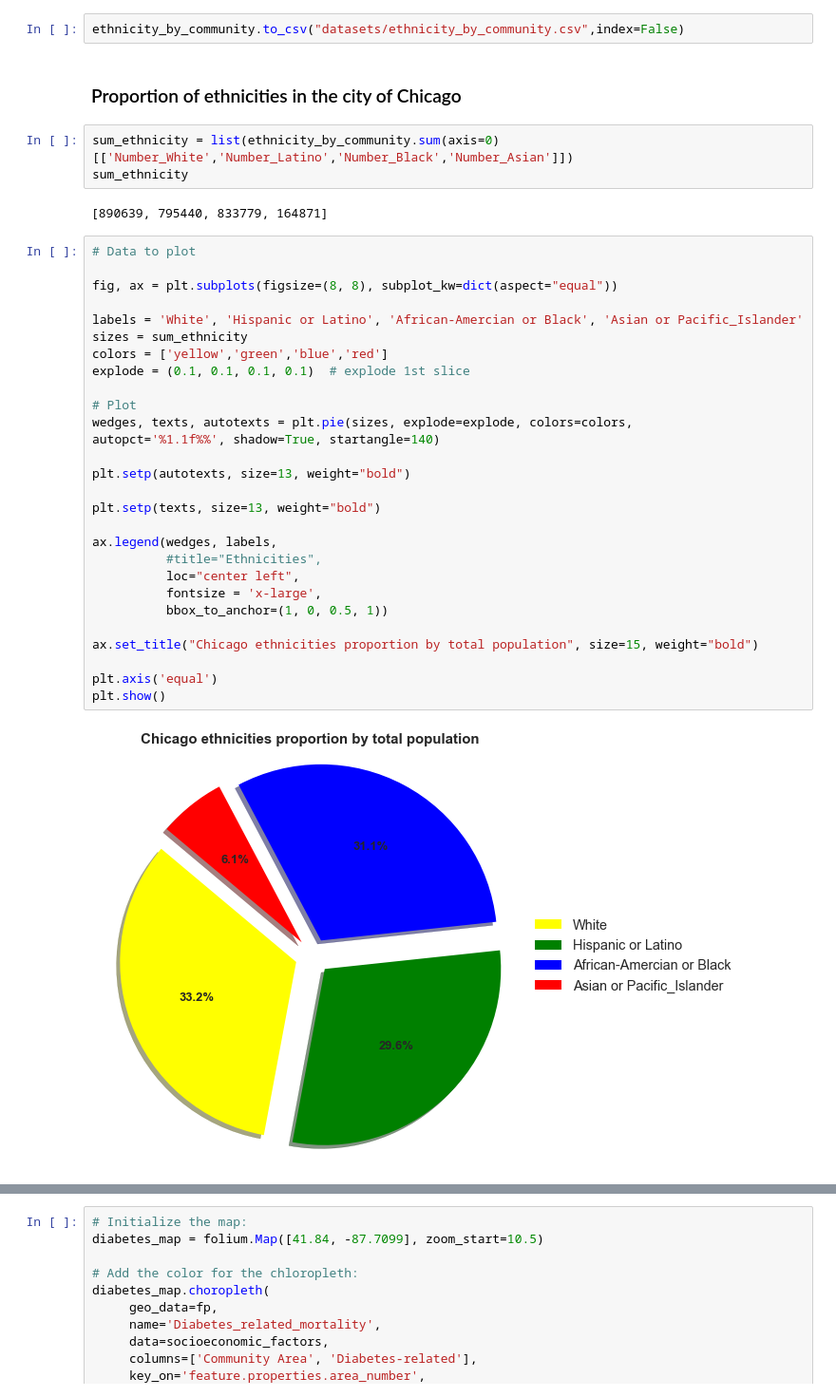
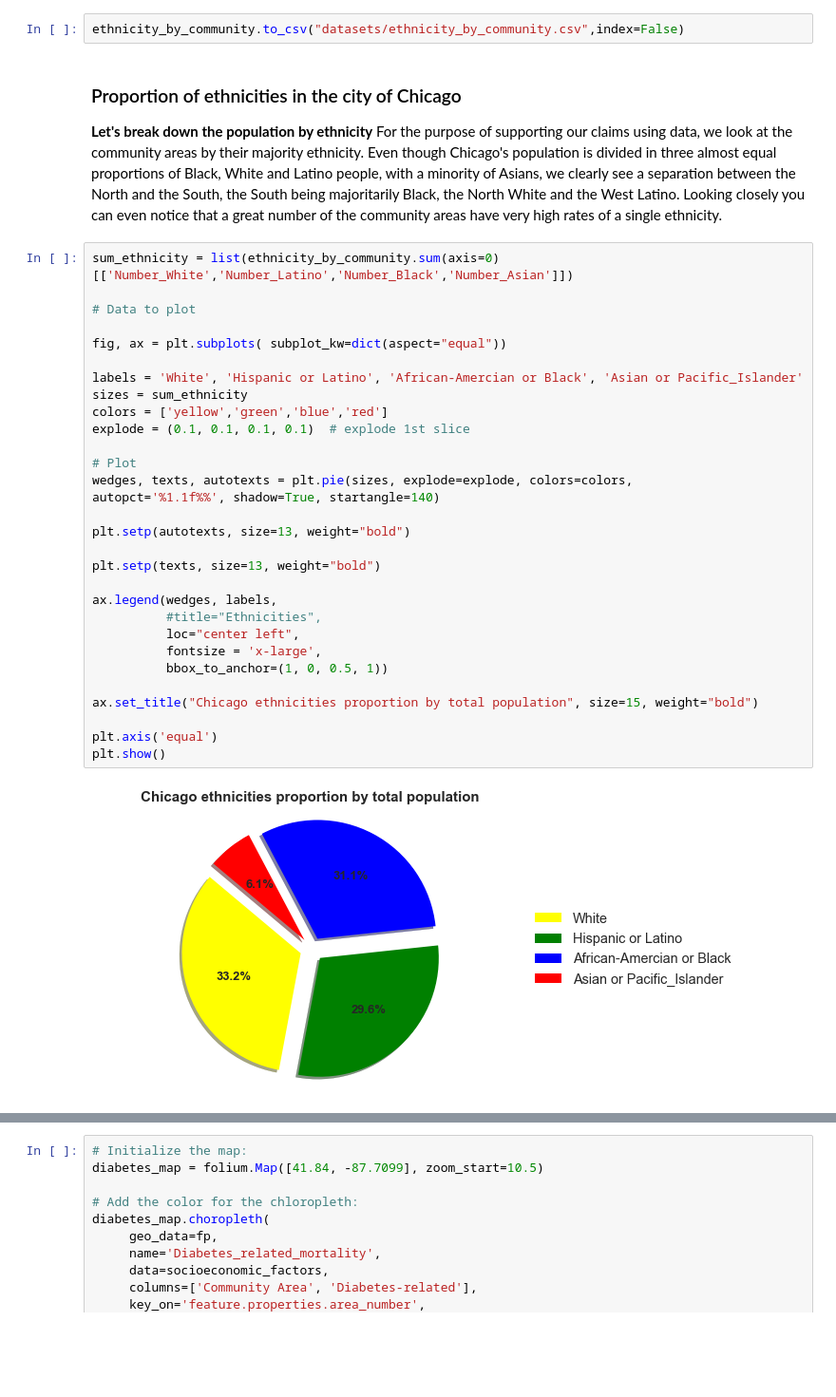
Before and after one commit to aaag97/ada-2019-project-databusters, a Jupyter notebook: 2nd_research_question.ipynb, the cells around one changed output, grey strips where cells are left out. Shown at 95% size. Saved outputs shown, nothing was run; the diff lists cells and outputs as text; blank space fills up the shorter version.

```diff
--- a/2nd_research_question.ipynb
+++ b/2nd_research_question.ipynb
@@ -287,39 +189,39 @@ ethnicity_by_community
 # %%
 ethnicity_by_community.to_csv("datasets/ethnicity_by_community.csv",index=False)
-# %% [markdown]
-### Proportion of ethnicities in the city of Chicago
-# %%
-sum_ethnicity = list(ethnicity_by_community.sum(axis=0)[['Number_White','Number_Latino','Number_Black','Number_Asian']])
-sum_ethnicity
-# %% [output]
-[890639, 795440, 833779, 164871]
+# %% [markdown]
+### Proportion of ethnicities in the city of Chicago
+
+**Let's break down the population by ethnicity**
+For the purpose of supporting our claims using data, we look at the community areas by their majority ethnicity. Even though Chicago's population is divided in three almost equal proportions of Black, White and Latino people, with a minority of Asians, we clearly  see a separation between the North and the South, the South being majoritarily Black, the North White and the West Latino. Looking closely you can even notice that a great number of the community areas have very high rates of a single ethnicity.
 # %%
+sum_ethnicity = list(ethnicity_by_community.sum(axis=0)[['Number_White','Number_Latino','Number_Black','Number_Asian']])
+
 # Data to plot
 
-fig, ax = plt.subplots(figsize=(8, 8), subplot_kw=dict(aspect="equal"))
+fig, ax = plt.subplots( subplot_kw=dict(aspect="equal"))
 
 labels = 'White', 'Hispanic or Latino', 'African-Amercian or Black', 'Asian or Pacific_Islander'
 sizes = sum_ethnicity
 colors = ['yellow','green','blue','red']
 explode = (0.1, 0.1, 0.1, 0.1)  # explode 1st slice
 
 # Plot
 wedges, texts, autotexts = plt.pie(sizes, explode=explode, colors=colors,
 autopct='%1.1f%%', shadow=True, startangle=140)
 
 plt.setp(autotexts, size=13, weight="bold")
 
 plt.setp(texts, size=13, weight="bold")
 
 ax.legend(wedges, labels,
           #title="Ethnicities",
           loc="center left",
           fontsize = 'x-large',
           bbox_to_anchor=(1, 0, 0.5, 1))
 
 ax.set_title("Chicago ethnicities proportion by total population", size=15, weight="bold")
 
 plt.axis('equal')
 plt.show()
 # %% [output]
-[figure, old version]
+[figure, new version]
```
Also changed, not shown: parts of 47 cells of this notebook, 9 other files.
